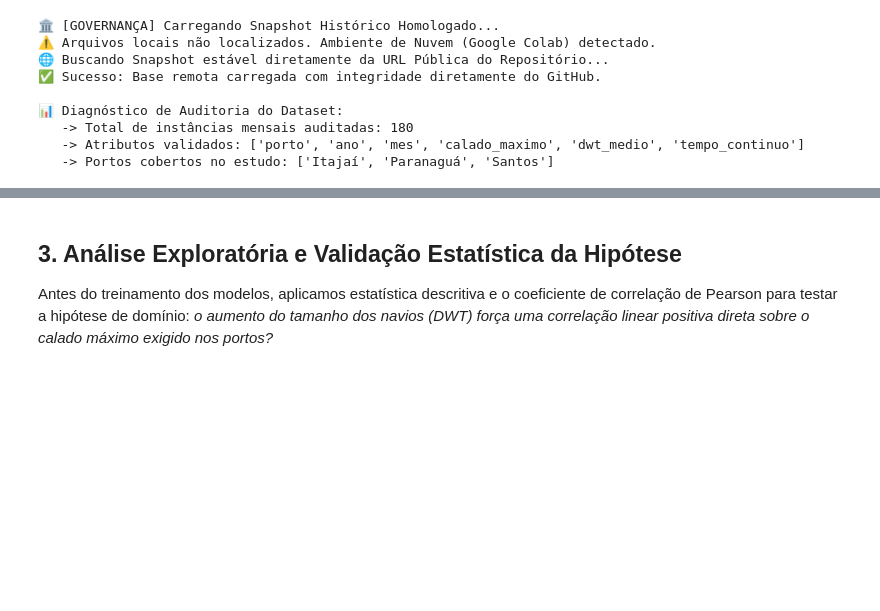
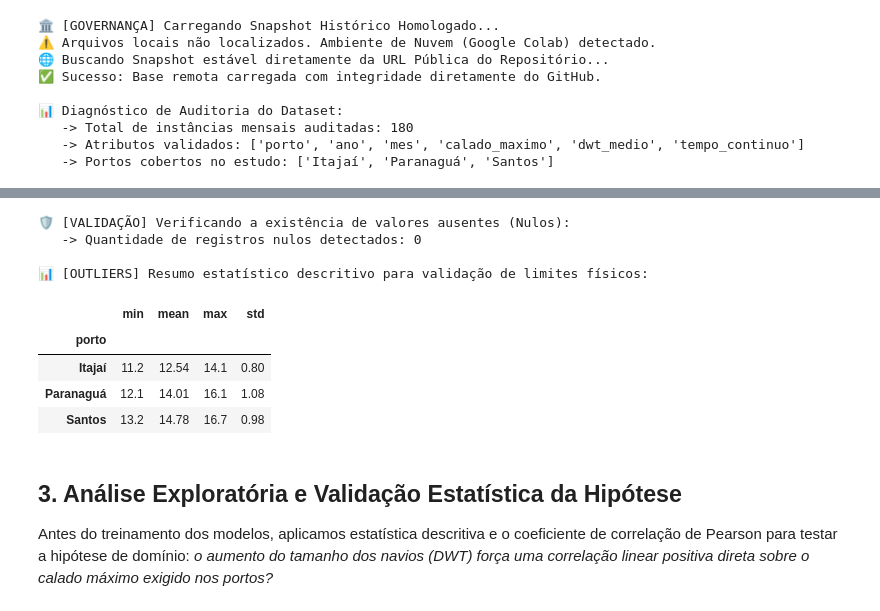
Before and after one commit to ThiagoFOPinto/puc-data-science-analytics, a Jupyter notebook: mvp_s2_predictive/notebooks/notebook_s2.ipynb, the cells around one changed output, grey strips where cells are left out. Cells and saved outputs as stored; diff of their text form; code cells hidden in the pictures; blank space fills up the shorter version.

Commit message:
Incluindo marcadores relevantes para avaliação

```diff
--- a/mvp_s2_predictive/notebooks/notebook_s2.ipynb
+++ b/mvp_s2_predictive/notebooks/notebook_s2.ipynb
@@ -73,3 +86,33 @@ print(f"   -> Portos cobertos no estudo: {df_portos['porto'].unique().tolist()}"
+# %%
+# ==============================================================================
+# 2.3. SANITY CHECK: VALIDAÇÃO DE INTEGRIDADE DO DATASET (BOAS PRÁTICAS)
+# ==============================================================================
+
+print("🛡️ [VALIDAÇÃO] Verificando a existência de valores ausentes (Nulos):")
+valores_nulos = df_portos.isnull().sum().sum()
+print(f"   -> Quantidade de registros nulos detectados: {valores_nulos}")
+
+print("\n📊 [OUTLIERS] Resumo estatístico descritivo para validação de limites físicos:")
+
+# Procura dinamicamente por qualquer coluna que comece com "calado"
+colunas_calado = [col for col in df_portos.columns if 'calado' in col.lower()]
+
+if colunas_calado:
+    coluna_alvo = colunas_calado[0]
+    display(df_portos.groupby('porto')[coluna_alvo].agg(['min', 'mean', 'max', 'std']).round(2))
+else:
+    print(f"⚠️ Alerta: Coluna de calado não identificada de forma direta.")
+    print(f"   -> Colunas disponíveis no dataset: {list(df_portos.columns)}")
+# %% [output]
+🛡️ [VALIDAÇÃO] Verificando a existência de valores ausentes (Nulos):
+   -> Quantidade de registros nulos detectados: 0
+
+📊 [OUTLIERS] Resumo estatístico descritivo para validação de limites físicos:
+|  | min | mean | max | std |
+| porto |  |  |  |  |
+| Itajaí | 11.2 | 12.54 | 14.1 | 0.80 |
+| Paranaguá | 12.1 | 14.01 | 16.1 | 1.08 |
+| Santos | 13.2 | 14.78 | 16.7 | 0.98 |
 # %% [markdown]
 ## 3. Análise Exploratória e Validação Estatística da Hipótese
 Antes do treinamento dos modelos, aplicamos estatística descritiva e o coeficiente de correlação de Pearson para testar a hipótese de domínio: *o aumento do tamanho dos navios (DWT) força uma correlação linear positiva direta sobre o calado máximo exigido nos portos?*
```
Also changed, not shown: parts of 2 cells of this notebook.
